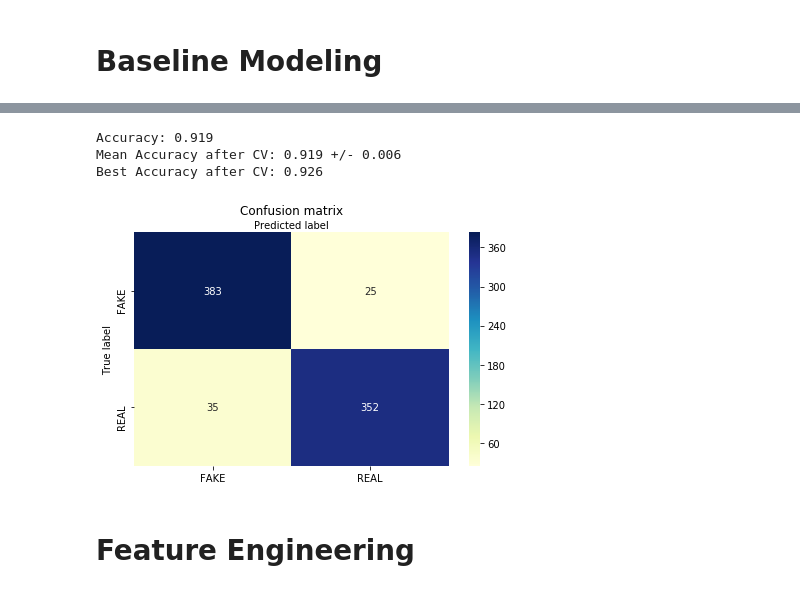
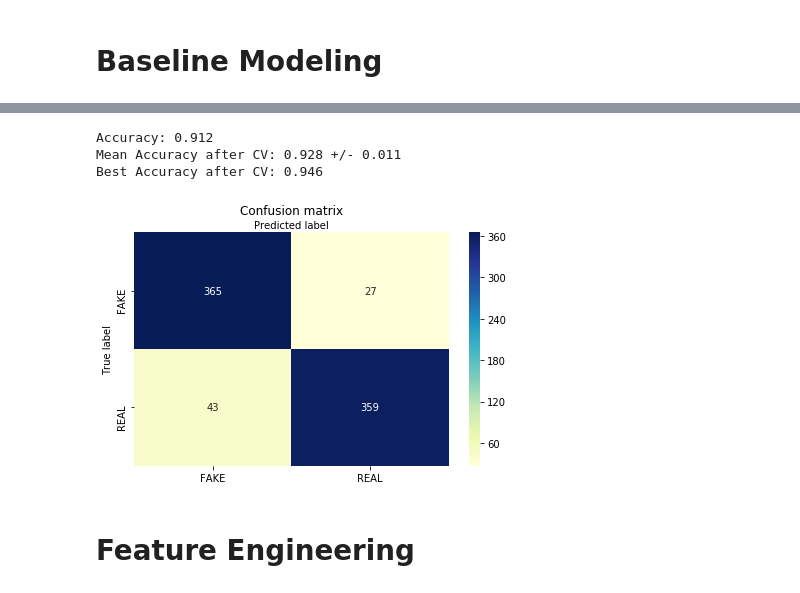
Before and after one commit to martinan92/NLP-FakeNews, a Jupyter notebook: First NLP Assignment (Martinez, Andrew).ipynb, the cells around one changed output, grey strips where cells are left out. Saved outputs shown, nothing was run; the diff lists cells and outputs as text; code cells hidden in the pictures.

Commit message:
started written portion and removed incorrectly labels

```diff
--- a/First NLP Assignment (Martinez, Andrew).ipynb
+++ b/First NLP Assignment (Martinez, Andrew).ipynb
@@ -65,0 +77,6 @@ prepared_test_df.head()
+# %%
+#Exclude rows that are in an improper format
+prepared_train_df = prepared_train_df[(prepared_train_df['label'] == 'FAKE') | (
+    prepared_train_df['label'] == 'REAL')]
+
+prepared_train_df.head()
@@ -274,14 +322,13 @@ PAC: 0.909229 (0.007474)
 # %%
-vectorizer = TfidfVectorizer(stop_words='english')
 model = PassiveAggressiveClassifier(random_state=seed)
 
 run_full_iteration(prepared_train_df, model, vectorizer,
-                   target_var, independent_var, size, seed, cv=4)
+                   target_var, independent_var, size, seed)
 # %% [output]
-Accuracy: 0.919
-Mean Accuracy after CV: 0.919 +/- 0.006
-Best Accuracy after CV: 0.926
+Accuracy: 0.912
+Mean Accuracy after CV: 0.928 +/- 0.011
+Best Accuracy after CV: 0.946
-[figure, old version]
+[figure, new version]
 # %% [markdown]
 # Feature Engineering
 # %% [markdown]
```
Also changed, not shown: parts of 28 cells of this notebook.
